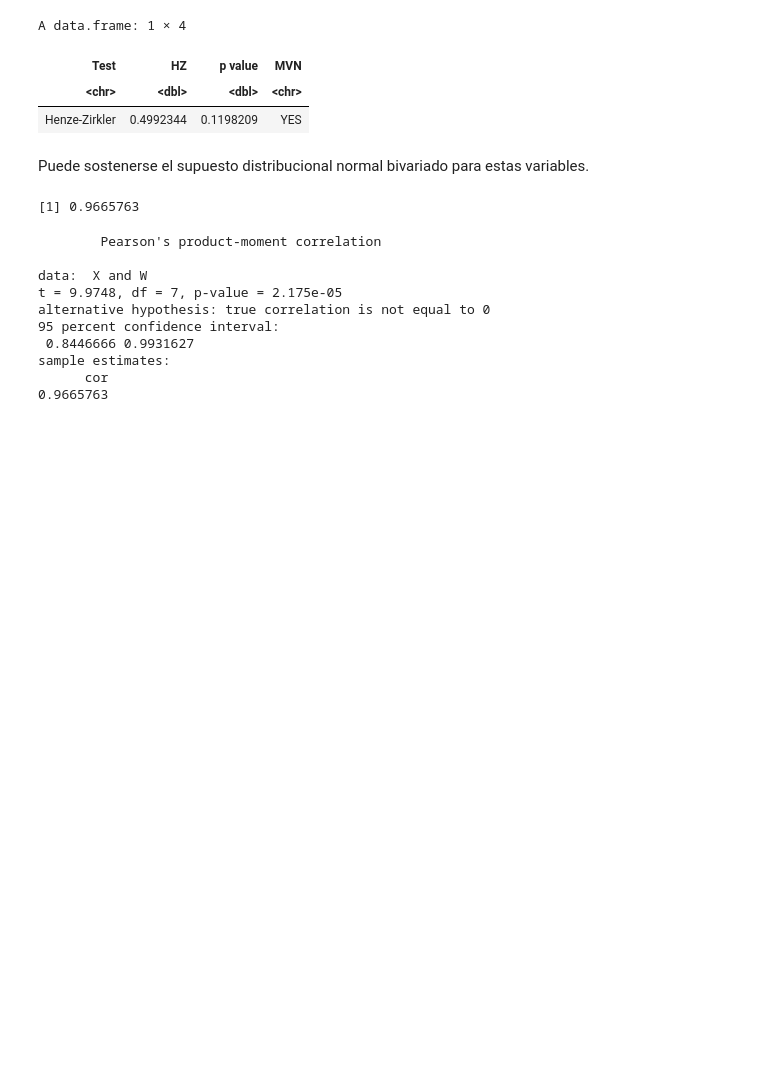
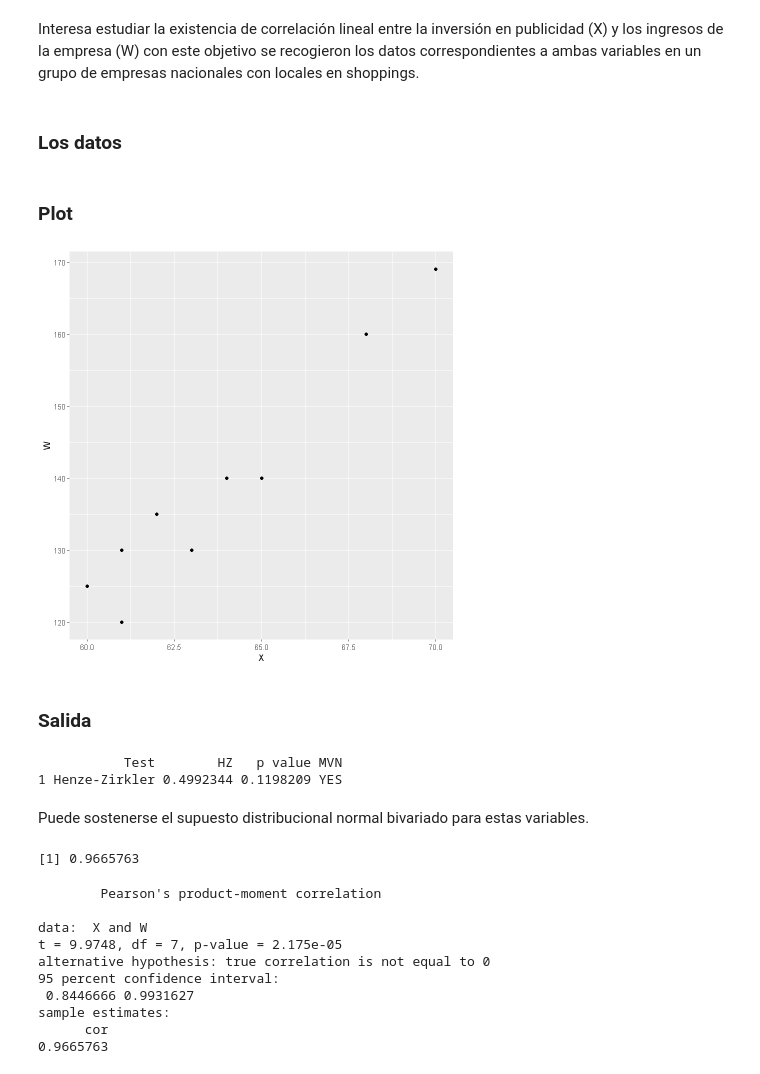
Before and after one commit to ferdcoz/mcd-reg-adv, a Jupyter notebook: RA_T_C1.ipynb, the cells around one changed output. Saved outputs shown, nothing was run; the diff lists cells and outputs as text; code cells hidden in the pictures; blank space fills up the shorter version.

```diff
--- a/RA_T_C1.ipynb
+++ b/RA_T_C1.ipynb
@@ -5 +8,3 @@
+# %% [markdown]
+Interesa estudiar la existencia de correlación lineal entre la inversión en publicidad (X) y los ingresos de la empresa (W) con este objetivo se recogieron los datos correspondientes a ambas variables en un grupo de empresas nacionales con locales en shoppings.
 # %%
@@ -10,19 +17,29 @@ library( ggplot2 )
+# %% [markdown]
+### Los datos
 # %%
 # Incorporamos los datos
 X = c( 60, 61, 61, 62, 63, 64, 65, 68, 70 )
 W = c( 125, 130, 120, 135, 130, 140, 140, 160, 169 )
 data = data.frame(X, W)
-
-# Guardamos los resultados del Test Henze-Zirkler en el objeto result
-result <- mvn(data, mvnTest = "hz")
-
-# Mostramos los resultados
-result$multivariateNormality
-# %% [output]
-A data.frame: 1 × 4
-| Test | HZ | p value | MVN |
-| <chr> | <dbl> | <dbl> | <chr> |
-| Henze-Zirkler | 0.4992344 | 0.1198209 | YES |
+# %% [markdown]
+### Plot
+# %%
+# Polt
+ggplot(data = data, mapping = aes(x = X, y = W))+
+  geom_point()
+# %% [output]
+[figure, added]
+# %% [markdown]
+### Salida
+# %%
+# Guardamos los resultados del Test Henze-Zirkler en el objeto result
+result <- mvn(data, mvnTest = "hz")
+
+# Mostramos los resultados
+print( result$multivariateNormality )
+# %% [output]
+           Test        HZ   p value MVN
+1 Henze-Zirkler 0.4992344 0.1198209 YES
 # %% [markdown]
 Puede sostenerse el supuesto distribucional normal bivariado para estas variables.
 # %%
```
Also changed, not shown: parts of 9 cells of this notebook, 2 other files.
